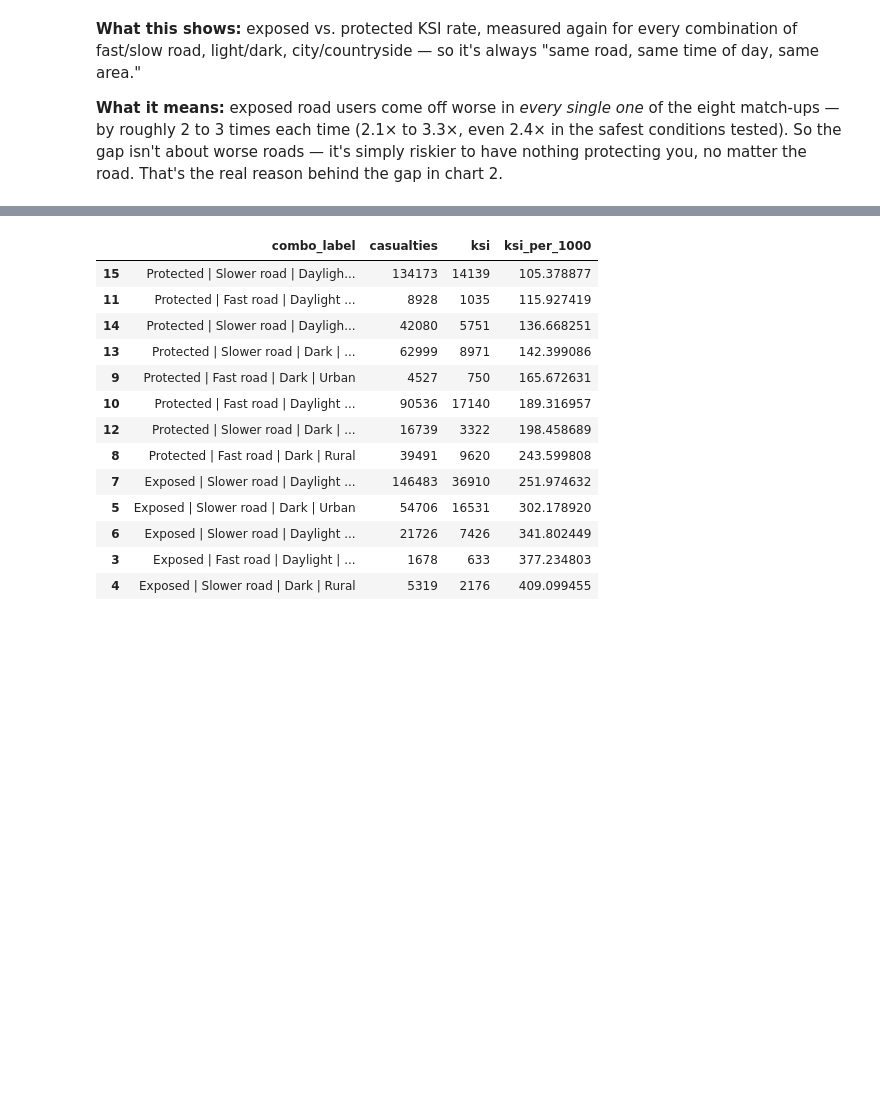
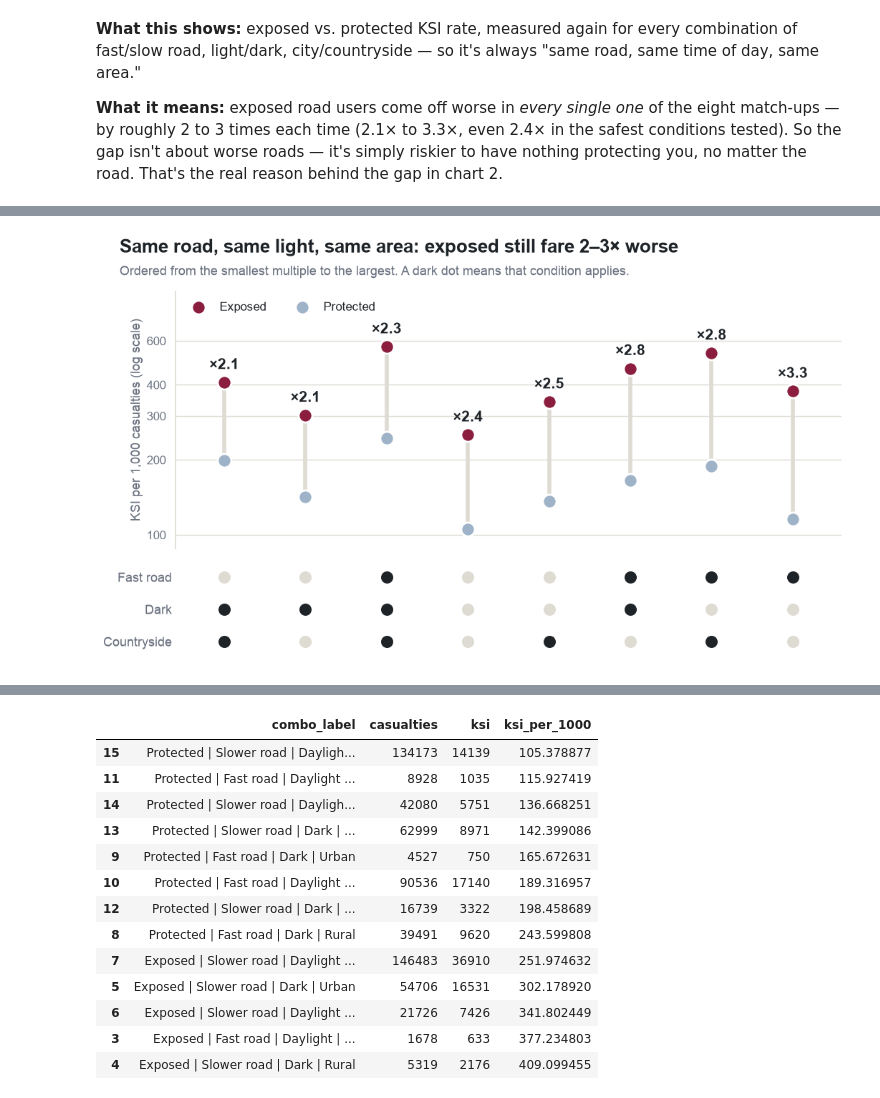
Before and after one commit to hrshankar2002/Data-Vis-Proj, a Jupyter notebook: road_crash_analysis.ipynb, the cells around one changed output, grey strips where cells are left out. Cells and saved outputs as stored; diff of their text form; code cells hidden in the pictures; blank space fills up the shorter version.

```diff
--- a/road_crash_analysis.ipynb
+++ b/road_crash_analysis.ipynb
@@ -52,6 +52,7 @@ No stats background needed — every number here is just a count, a percentage,
 Just the libraries, folders, and the colours we use for severity (blue-grey = slight, amber = serious, dark red = fatal, burnt orange = KSI). Same colours everywhere so the charts feel like one story.
 # %%
 from pathlib import Path
+import numpy as np
 import pandas as pd
 import seaborn as sns
 import matplotlib.pyplot as plt
@@ -68,6 +69,17 @@ SEVERITY_COLOURS = {"Slight": "#9FB3C8", "Serious": "#F2A900", "Fatal": "#8B1E3F
 EXPOSED_COLOUR = "#8B1E3F"
 PROTECTED_COLOUR = "#9FB3C8"
 KSI_COLOUR = "#C44900"
+INK = "#1E2328"
+MUTED = "#6B7280"
+RULE = "#DEDBD3"
+
+# for charts styled for the 720p video: 16:9 canvas, no text under 12pt
+VIDEO_FIG = (12, 6.75)
+VIDEO_RC = {
+    "font.size": 13, "axes.labelsize": 13, "axes.labelcolor": MUTED, "axes.edgecolor": RULE,
+    "xtick.labelsize": 12, "ytick.labelsize": 12, "xtick.color": MUTED, "ytick.color": MUTED,
+    "text.color": INK, "legend.fontsize": 12,
+}
 
 
 def clean_columns(df):
@@ -81,6 +93,12 @@ def save(fig, name):
     fig.savefig(FIGURES / name, dpi=150, bbox_inches="tight")
 
 
+def headline(fig, title, subtitle):
+    fig.text(0.06, 0.965, title, fontsize=19, fontweight="bold", ha="left", va="center")
+    fig.text(0.06, 0.915, subtitle, fontsize=13, color=MUTED, ha="left", va="center")
+    fig.subplots_adjust(top=0.875)
+
+
 CASUALTY_FULL = DATA / "dft-road-casualty-statistics-casualty-1979-latest-published-year.csv"
 # %% [markdown]
 ---
@@ -455,0 +485,48 @@ plt.show()
+# %%
+env_matrix = env_compare.reset_index().sort_values("ratio").reset_index(drop=True)
+env_matrix["fast"] = env_matrix["speed_cat"] == "Fast road"
+env_matrix["dark"] = env_matrix["light_cat"] == "Dark"
+env_matrix["rural"] = env_matrix["area_cat"] == "Rural"
+x = env_matrix.index.to_numpy()
+
+with plt.rc_context(VIDEO_RC):
+    fig, (ax, ax_grid) = plt.subplots(2, 1, figsize=VIDEO_FIG, sharex=True,
+                                      gridspec_kw={"height_ratios": [3, 1.2], "hspace": 0.05})
+
+    # log scale: the same gap always means the same multiplier
+    ax.set_yscale("log")
+    ax.vlines(x, env_matrix["Protected"], env_matrix["Exposed"], color=RULE, linewidth=4, zorder=1)
+    ax.scatter(x, env_matrix["Protected"], s=190, color=PROTECTED_COLOUR, edgecolor="white", linewidth=2, zorder=2, label="Protected")
+    ax.scatter(x, env_matrix["Exposed"], s=190, color=EXPOSED_COLOUR, edgecolor="white", linewidth=2, zorder=2, label="Exposed")
+    for row in env_matrix.itertuples():
+        ax.text(row.Index, row.Exposed * 1.1, f"×{row.ratio:.1f}", ha="center", va="bottom", fontsize=15, fontweight="bold")
+    ax.set_ylim(88, 950)
+    ax.set_yticks([100, 200, 300, 400, 600])
+    ax.set_yticklabels(["100", "200", "300", "400", "600"])
+    ax.minorticks_off()
+    ax.set_ylabel("KSI per 1,000 casualties (log scale)")
+    ax.grid(axis="y", color=RULE, linewidth=1)
+    ax.set_axisbelow(True)
+    handles, labels = ax.get_legend_handles_labels()
+    ax.legend(handles[::-1], labels[::-1], loc="upper left", frameon=False, ncol=2)
+    sns.despine(ax=ax, bottom=True)
+    ax.tick_params(axis="x", length=0)
+
+    factors = [("Fast road", "fast"), ("Dark", "dark"), ("Countryside", "rural")]
+    for y, (_, column) in zip([4, 3, 2], factors):
+        on = env_matrix[column].to_numpy()
+        ax_grid.scatter(x[~on], [y] * (~on).sum(), s=150, color=RULE, linewidth=0)
+        ax_grid.scatter(x[on], [y] * on.sum(), s=150, color=INK, linewidth=0)
+    ax_grid.set_yticks([4, 3, 2], [f[0] for f in factors])
+    ax_grid.set_ylim(1.4, 4.6)
+    ax_grid.set_xlim(-0.6, x.max() + 0.6)
+    ax_grid.set_xticks([])
+    ax_grid.tick_params(axis="y", length=0, labelsize=13)
+    sns.despine(ax=ax_grid, left=True, bottom=True)
+
+    headline(fig, "Same road, same light, same area: exposed still fare 2–3× worse",
+             "Ordered from the smallest multiple to the largest. A dark dot means that condition applies.")
+    save(fig, "02b_matched_conditions_matrix.png")
+    plt.show()
+# %% [output]
+[figure, added]
```
Also changed, not shown: parts of 15 cells of this notebook, 1 other file.
